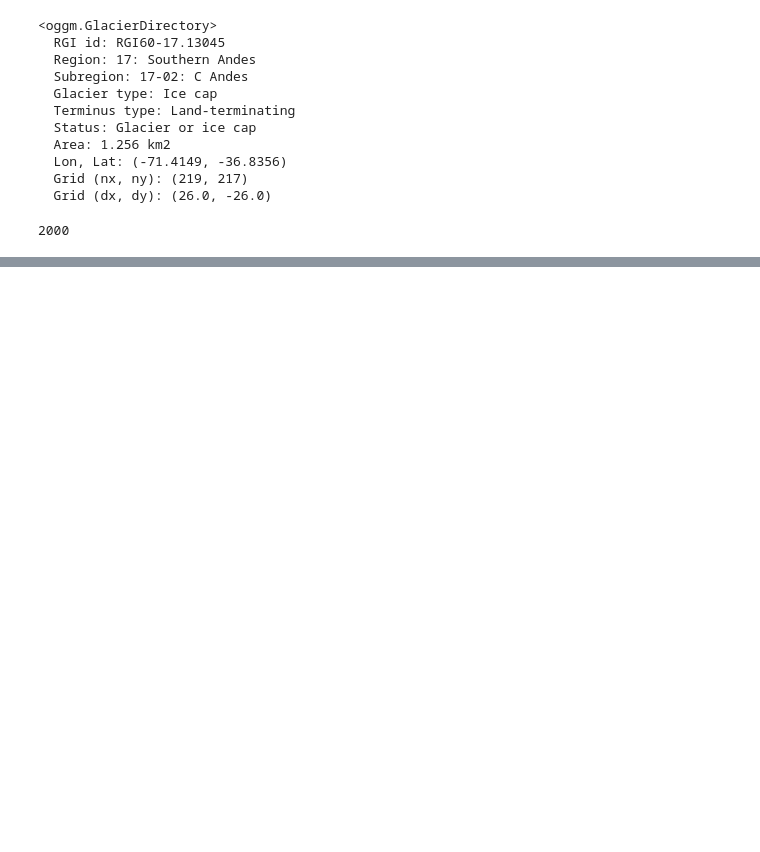
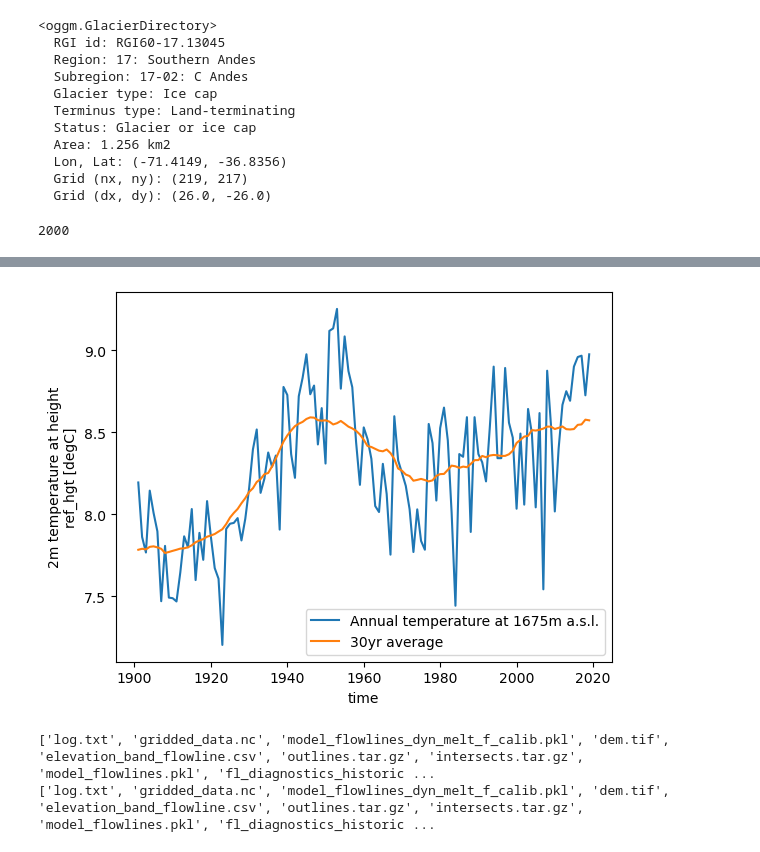
Before and after one commit to millie-spencer/oggm, a Jupyter notebook: tutorials_test.ipynb, the cells around one changed output, grey strips where cells are left out. Saved outputs shown, nothing was run; the diff lists cells and outputs as text; code cells hidden in the pictures; blank space fills up the shorter version.

```diff
--- a/tutorials_test.ipynb
+++ b/tutorials_test.ipynb
@@ -150,0 +190,19 @@ nevado_gdir.rgi_date
+# %%
+# replicate for nevado
+with xr.open_dataset(nevado_gdir.get_filepath('climate_historical')) as ds:
+    ds = ds.load()
+# Plot the data
+ds.temp.resample(time='AS').mean().plot(label=f'Annual temperature at {int(ds.ref_hgt)}m a.s.l.');
+ds.temp.resample(time='AS').mean().rolling(time=31, center=True, min_periods=15).mean().plot(label='30yr average');
+plt.legend();
+# %% [output]
+[figure, added]
+# %%
+# As a result of the processing workflow the glacier directories can store many more files.
+# If you are interested, you can have a look at the list:
+import os
+print(os.listdir(gdir.dir))
+print(os.listdir(nevado_gdir.dir))
+# %% [output]
+['log.txt', 'gridded_data.nc', 'model_flowlines_dyn_melt_f_calib.pkl', 'dem.tif', 'elevation_band_flowline.csv', 'outlines.tar.gz', 'intersects.tar.gz', 'model_flowlines.pkl', 'fl_diagnostics_historic ...
+['log.txt', 'gridded_data.nc', 'model_flowlines_dyn_melt_f_calib.pkl', 'dem.tif', 'elevation_band_flowline.csv', 'outlines.tar.gz', 'intersects.tar.gz', 'model_flowlines.pkl', 'fl_diagnostics_historic ...
```
Also changed, not shown: parts of 20 cells of this notebook.
